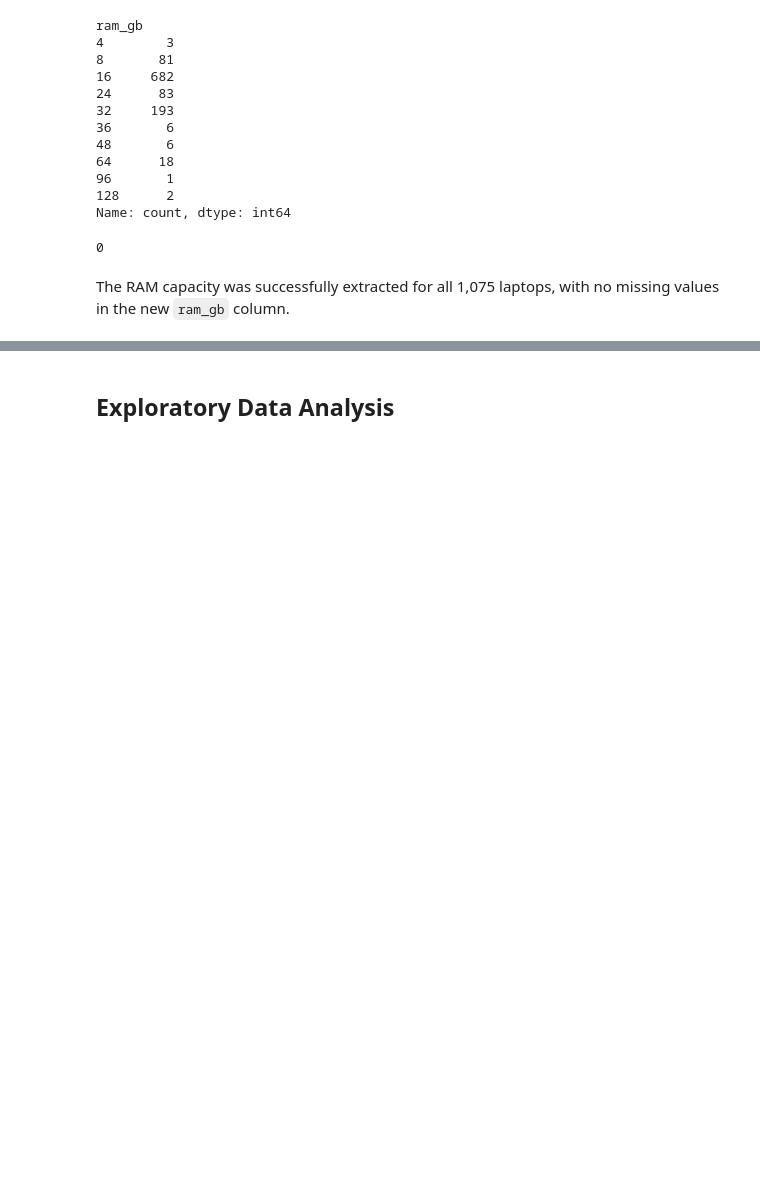
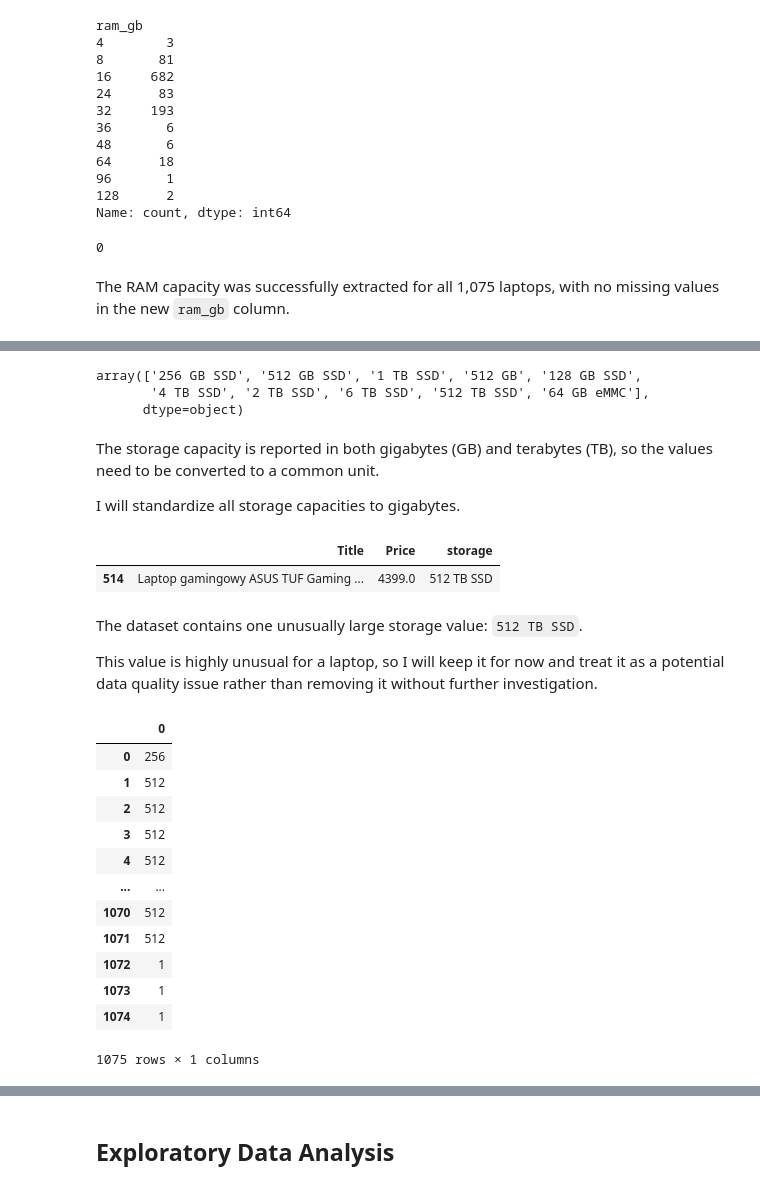
Before and after one commit to rishchuk/laptop-analysis, a Jupyter notebook: laptop_analysis.ipynb, the cells around one changed output, grey strips where cells are left out. Drawn from its saved outputs; the diff is of its cells as text; code cells hidden in the pictures; blank space fills up the shorter version.

```diff
--- a/laptop_analysis.ipynb
+++ b/laptop_analysis.ipynb
@@ -511,0 +533,35 @@ The RAM capacity was successfully extracted for all 1,075 laptops, with no missi
+# %%
+df["storage"].unique()
+# %% [output]
+array(['256 GB SSD', '512 GB SSD', '1 TB SSD', '512 GB', '128 GB SSD',
+       '4 TB SSD', '2 TB SSD', '6 TB SSD', '512 TB SSD', '64 GB eMMC'],
+      dtype=object)
+# %% [markdown]
+The storage capacity is reported in both gigabytes (GB) and terabytes (TB), so the values need to be converted to a common unit.
+
+I will standardize all storage capacities to gigabytes.
+# %%
+df[df["storage"] == "512 TB SSD"][["Title", "Price", "storage"]]
+# %% [output]
+|  | Title | Price | storage |
+| 514 | Laptop gamingowy ASUS TUF Gaming ... | 4399.0 | 512 TB SSD |
+# %% [markdown]
+The dataset contains one unusually large storage value: `512 TB SSD`.
+
+This value is highly unusual for a laptop, so I will keep it for now and treat it as a potential data quality issue rather than removing it without further investigation.
+# %%
+df["storage"].str.extract(r"(\d+)")
+# %% [output]
+|  | 0 |
+| 0 | 256 |
+| 1 | 512 |
+| 2 | 512 |
+| 3 | 512 |
+| 4 | 512 |
+| ... | ... |
+| 1070 | 512 |
+| 1071 | 512 |
+| 1072 | 1 |
+| 1073 | 1 |
+| 1074 | 1 |
+1075 rows × 1 columns
```
Also changed, not shown: parts of 17 cells of this notebook.
